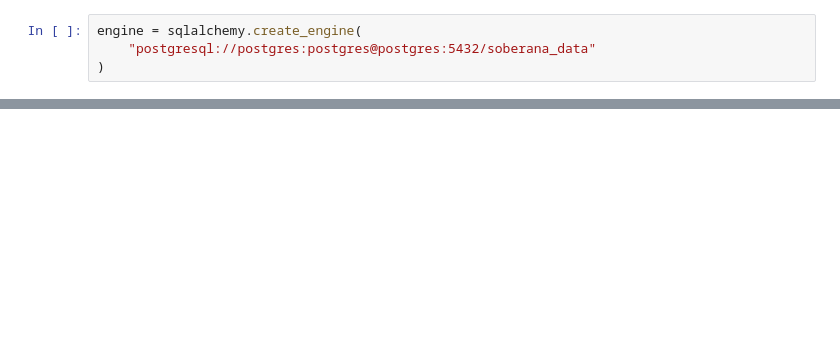
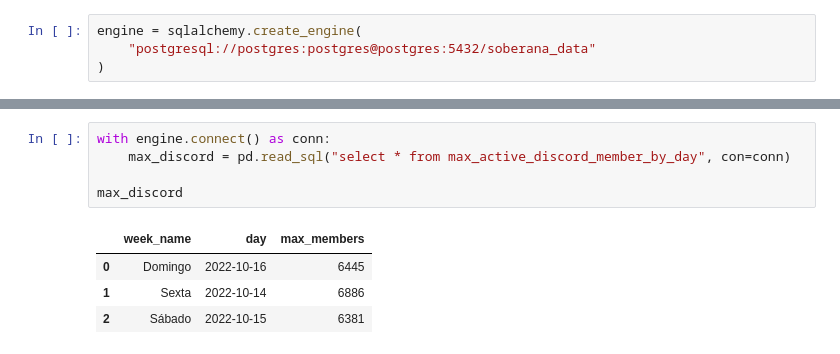
Before and after one commit to ndrluis/soberana-data-poc, a Jupyter notebook: notebooks/exemplo.ipynb, the cells around one changed output, grey strips where cells are left out. Cells and saved outputs as stored; diff of their text form; blank space fills up the shorter version.

```diff
--- a/notebooks/exemplo.ipynb
+++ b/notebooks/exemplo.ipynb
@@ -48,0 +62,10 @@ avg_online_members_by_hour_weekday.head(10)
+# %%
+with engine.connect() as conn:
+    max_discord = pd.read_sql("select * from max_active_discord_member_by_day", con=conn)
+
+max_discord
+# %% [output]
+|  | week_name | day | max_members |
+| 0 | Domingo | 2022-10-16 | 6445 |
+| 1 | Sexta | 2022-10-14 | 6886 |
+| 2 | Sábado | 2022-10-15 | 6381 |
```
Also changed, not shown: parts of 4 cells of this notebook, 4 other files.
